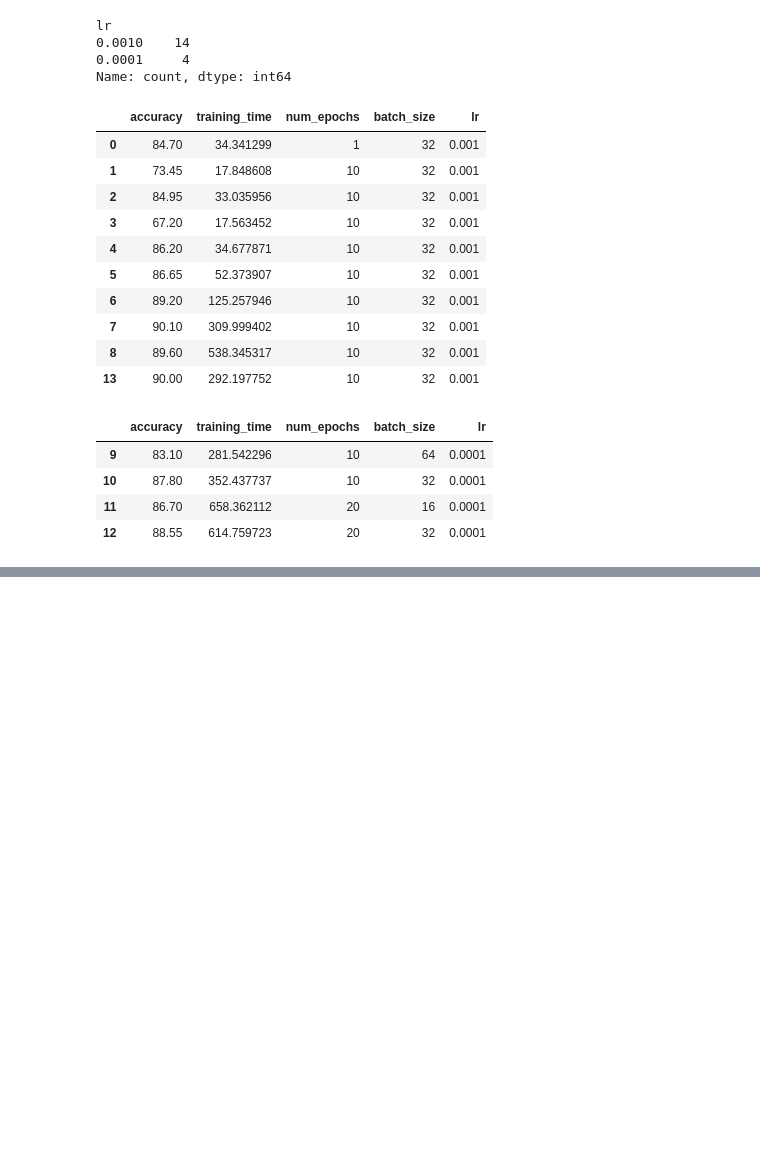
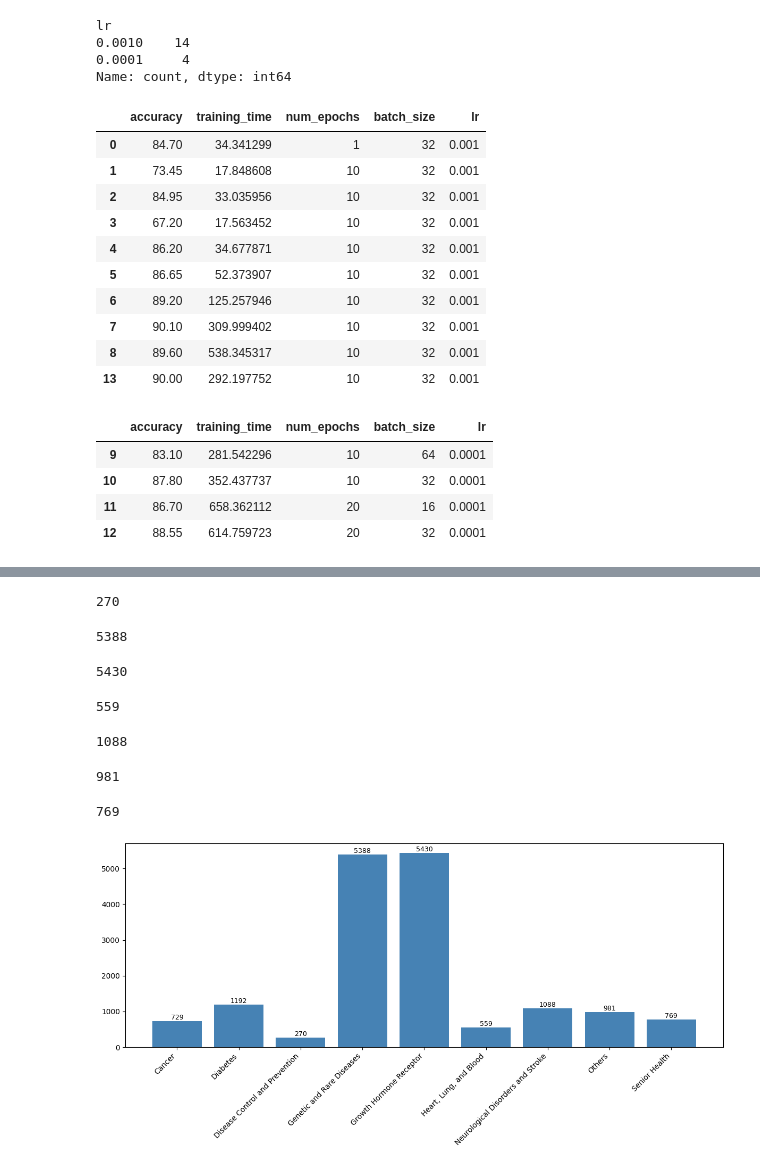
Before and after one commit to NHNguyen94/rag_medical, a Jupyter notebook: src/notebooks/analyze_train_logs.ipynb, the cells around one changed output, grey strips where cells are left out. Cells and saved outputs as stored; diff of their text form; code cells hidden in the pictures; blank space fills up the shorter version.

```diff
--- a/src/notebooks/analyze_train_logs.ipynb
+++ b/src/notebooks/analyze_train_logs.ipynb
@@ -116,0 +181,77 @@ emotion_df_lr_0_0001.head(10)
+# %%
+disease_df = pd.read_csv("/Users/nguyennguyen/Desktop/github_repos/personal/rag_medical/src/data/medical_data/disease_control_and_prevention/Disease_Control_and_PreventionQA.csv")
+disease_row = disease_df.shape[0]
+print(disease_row)
+# %% [output]
+270
+# %%
+genetic_df = pd.read_csv("/Users/nguyennguyen/Desktop/github_repos/personal/rag_medical/src/data/medical_data/genetic_and_rare_diseases/Genetic_and_Rare_DiseasesQA.csv")
+genetic_row = genetic_df.shape[0]
+print(genetic_row)
+# %% [output]
+5388
+# %%
+growth_df = pd.read_csv("/Users/nguyennguyen/Desktop/github_repos/personal/rag_medical/src/data/medical_data/growth_hormone_receptor/growth_hormone_receptorQA.csv")
+growth_row = growth_df.shape[0]
+print(growth_row)
+# %% [output]
+5430
+# %%
+heart_df = pd.read_csv("/Users/nguyennguyen/Desktop/github_repos/personal/rag_medical/src/data/medical_data/heart_lung_and_blood/Heart_Lung_and_BloodQA.csv")
+heart_row = heart_df.shape[0]
+print(heart_row)
+# %% [output]
+559
+# %%
+neurological_df = pd.read_csv("/Users/nguyennguyen/Desktop/github_repos/personal/rag_medical/src/data/medical_data/neurological_disorders_and_stroke/Neurological_Disorders_and_StrokeQA.csv")
+neurological_row = neurological_df.shape[0]
+print(neurological_row)
+# %% [output]
+1088
+# %%
+other_df = pd.read_csv("/Users/nguyennguyen/Desktop/github_repos/personal/rag_medical/src/data/medical_data/others/OtherQA.csv")
+other_row = other_df.shape[0]
+print(other_row)
+# %% [output]
+981
+# %%
+senior_df = pd.read_csv("/Users/nguyennguyen/Desktop/github_repos/personal/rag_medical/src/data/medical_data/senior_health/SeniorHealthQA.csv")
+senior_row = senior_df.shape[0]
+print(senior_row)
+# %% [output]
+769
+# %%
+import pandas as pd
+import matplotlib.pyplot as plt
+
+# Sample data (replace with your actual row counts)
+data_row = {
+    "Cancer": cancer_row,
+    "Diabetes": diabetes_row,
+    "Disease Control and Prevention": disease_row,
+    "Genetic and Rare Diseases": genetic_row,
+    "Growth Hormone Receptor": growth_row,
+    "Heart, Lung, and Blood": heart_row,
+    "Neurological Disorders and Stroke": neurological_row,
+    "Others": other_row,
+    "Senior Health": senior_row
+}
+
+# Convert to Series for easier plotting
+data_series = pd.Series(data_row)
+
+# Create the bar chart
+plt.figure(figsize=(12, 6))
+bars = plt.bar(data_series.index, data_series.values, color='steelblue')
+plt.xticks(rotation=45, ha='right')
+
+# Add data labels on top of bars
+for bar in bars:
+    height = bar.get_height()
+    plt.text(bar.get_x() + bar.get_width() / 2, height,
+             f'{int(height)}', ha='center', va='bottom', fontsize=9)
+
+plt.tight_layout()
+plt.show()
+# %% [output]
+[figure, added]
```
Also changed, not shown: parts of 6 cells of this notebook.
